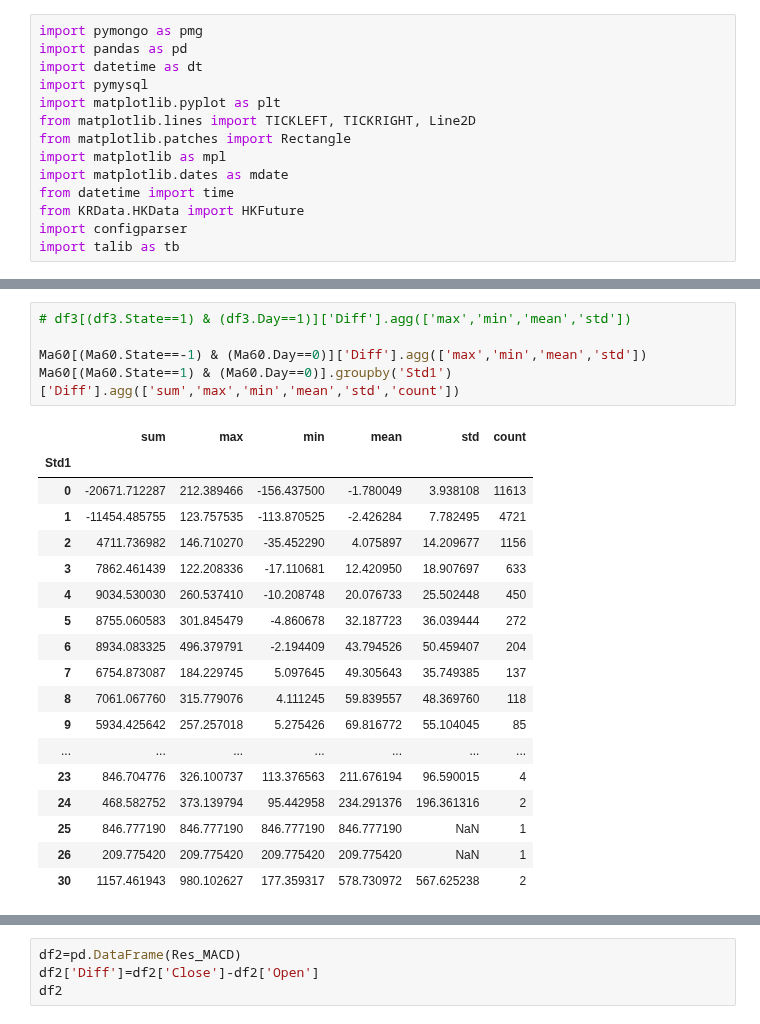
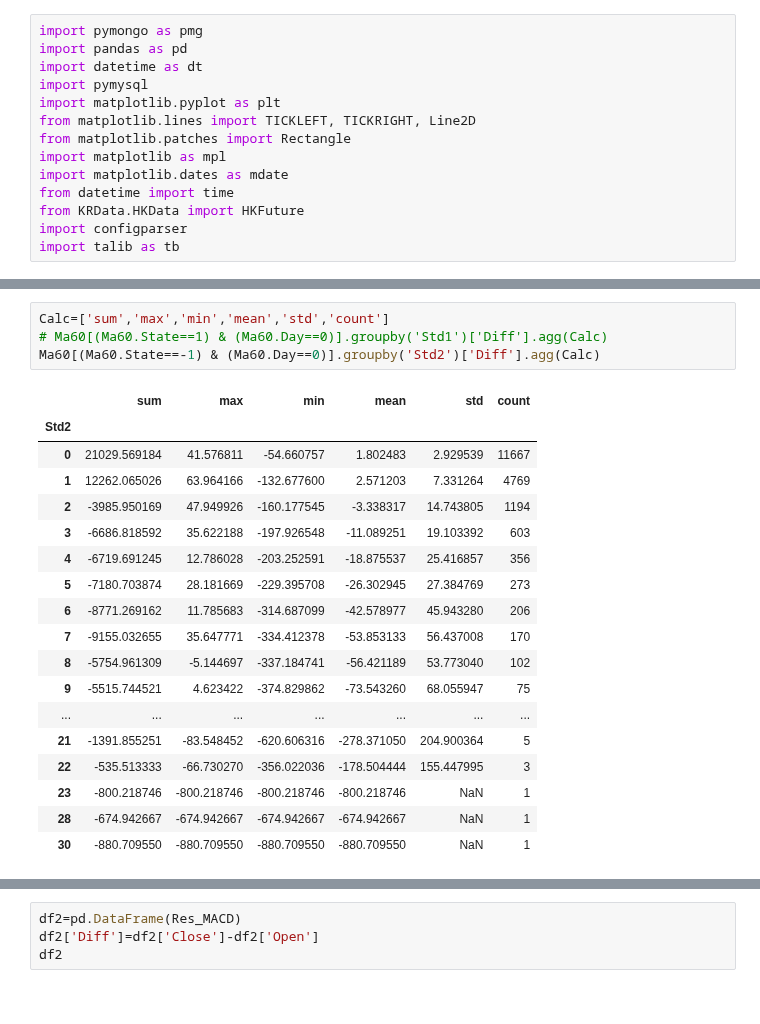
Before and after one commit to che7611/test2, a Jupyter notebook: YD.ipynb, the cells around one changed output, grey strips where cells are left out. Drawn from its saved outputs; the diff is of its cells as text.

```diff
--- a/YD.ipynb
+++ b/YD.ipynb
@@ -176,27 +168,26 @@ Ma60.head()
 | 2 | 2014-01-02 11:44:00 | 23235.280723 | 3 | 1 | 2014-01-02 11:47:00 | 23229.0 | 2 | 23227.0 | 23229.0 | -1 | 0 | ... |
 | 3 | 2014-01-02 11:47:00 | 23257.329920 | 26 | 1 | 2014-01-02 13:13:00 | 23293.0 | 3 | 23236.0 | 23236.0 | 1 | 2 | ... |
 | 4 | 2014-01-02 13:13:00 | 23257.483037 | 1 | 1 | 2014-01-02 13:14:00 | 23255.0 | 4 | 23255.0 | 23255.0 | -1 | 0 | ... |
-# %%
-# df3[(df3.State==1) & (df3.Day==1)]['Diff'].agg(['max','min','mean','std'])
-
-Ma60[(Ma60.State==-1) & (Ma60.Day==0)]['Diff'].agg(['max','min','mean','std'])
-Ma60[(Ma60.State==1) & (Ma60.Day==0)].groupby('Std1')['Diff'].agg(['sum','max','min','mean','std','count'])
-# %% [output]
-|  | sum | max | min | mean | std | count |
-| Std1 |  |  |  |  |  |  |
-| 0 | -20671.712287 | 212.389466 | -156.437500 | -1.780049 | 3.938108 | 11613 |
-| 1 | -11454.485755 | 123.757535 | -113.870525 | -2.426284 | 7.782495 | 4721 |
-| 2 | 4711.736982 | 146.710270 | -35.452290 | 4.075897 | 14.209677 | 1156 |
-| 3 | 7862.461439 | 122.208336 | -17.110681 | 12.420950 | 18.907697 | 633 |
-| 4 | 9034.530030 | 260.537410 | -10.208748 | 20.076733 | 25.502448 | 450 |
-| 5 | 8755.060583 | 301.845479 | -4.860678 | 32.187723 | 36.039444 | 272 |
-| 6 | 8934.083325 | 496.379791 | -2.194409 | 43.794526 | 50.459407 | 204 |
-| 7 | 6754.873087 | 184.229745 | 5.097645 | 49.305643 | 35.749385 | 137 |
-| 8 | 7061.067760 | 315.779076 | 4.111245 | 59.839557 | 48.369760 | 118 |
-| 9 | 5934.425642 | 257.257018 | 5.275426 | 69.816772 | 55.104045 | 85 |
-| ... | ... | ... | ... | ... | ... | ... |
-| 23 | 846.704776 | 326.100737 | 113.376563 | 211.676194 | 96.590015 | 4 |
-| 24 | 468.582752 | 373.139794 | 95.442958 | 234.291376 | 196.361316 | 2 |
-| 25 | 846.777190 | 846.777190 | 846.777190 | 846.777190 | NaN | 1 |
-| 26 | 209.775420 | 209.775420 | 209.775420 | 209.775420 | NaN | 1 |
-| 30 | 1157.461943 | 980.102627 | 177.359317 | 578.730972 | 567.625238 | 2 |
+# %%
+Calc=['sum','max','min','mean','std','count']
+# Ma60[(Ma60.State==1) & (Ma60.Day==0)].groupby('Std1')['Diff'].agg(Calc)
+Ma60[(Ma60.State==-1) & (Ma60.Day==0)].groupby('Std2')['Diff'].agg(Calc)
+# %% [output]
+|  | sum | max | min | mean | std | count |
+| Std2 |  |  |  |  |  |  |
+| 0 | 21029.569184 | 41.576811 | -54.660757 | 1.802483 | 2.929539 | 11667 |
+| 1 | 12262.065026 | 63.964166 | -132.677600 | 2.571203 | 7.331264 | 4769 |
+| 2 | -3985.950169 | 47.949926 | -160.177545 | -3.338317 | 14.743805 | 1194 |
+| 3 | -6686.818592 | 35.622188 | -197.926548 | -11.089251 | 19.103392 | 603 |
+| 4 | -6719.691245 | 12.786028 | -203.252591 | -18.875537 | 25.416857 | 356 |
+| 5 | -7180.703874 | 28.181669 | -229.395708 | -26.302945 | 27.384769 | 273 |
+| 6 | -8771.269162 | 11.785683 | -314.687099 | -42.578977 | 45.943280 | 206 |
+| 7 | -9155.032655 | 35.647771 | -334.412378 | -53.853133 | 56.437008 | 170 |
+| 8 | -5754.961309 | -5.144697 | -337.184741 | -56.421189 | 53.773040 | 102 |
+| 9 | -5515.744521 | 4.623422 | -374.829862 | -73.543260 | 68.055947 | 75 |
+| ... | ... | ... | ... | ... | ... | ... |
+| 21 | -1391.855251 | -83.548452 | -620.606316 | -278.371050 | 204.900364 | 5 |
+| 22 | -535.513333 | -66.730270 | -356.022036 | -178.504444 | 155.447995 | 3 |
+| 23 | -800.218746 | -800.218746 | -800.218746 | -800.218746 | NaN | 1 |
+| 28 | -674.942667 | -674.942667 | -674.942667 | -674.942667 | NaN | 1 |
+| 30 | -880.709550 | -880.709550 | -880.709550 | -880.709550 | NaN | 1 |
```
Also changed, not shown: parts of 7 cells of this notebook.
